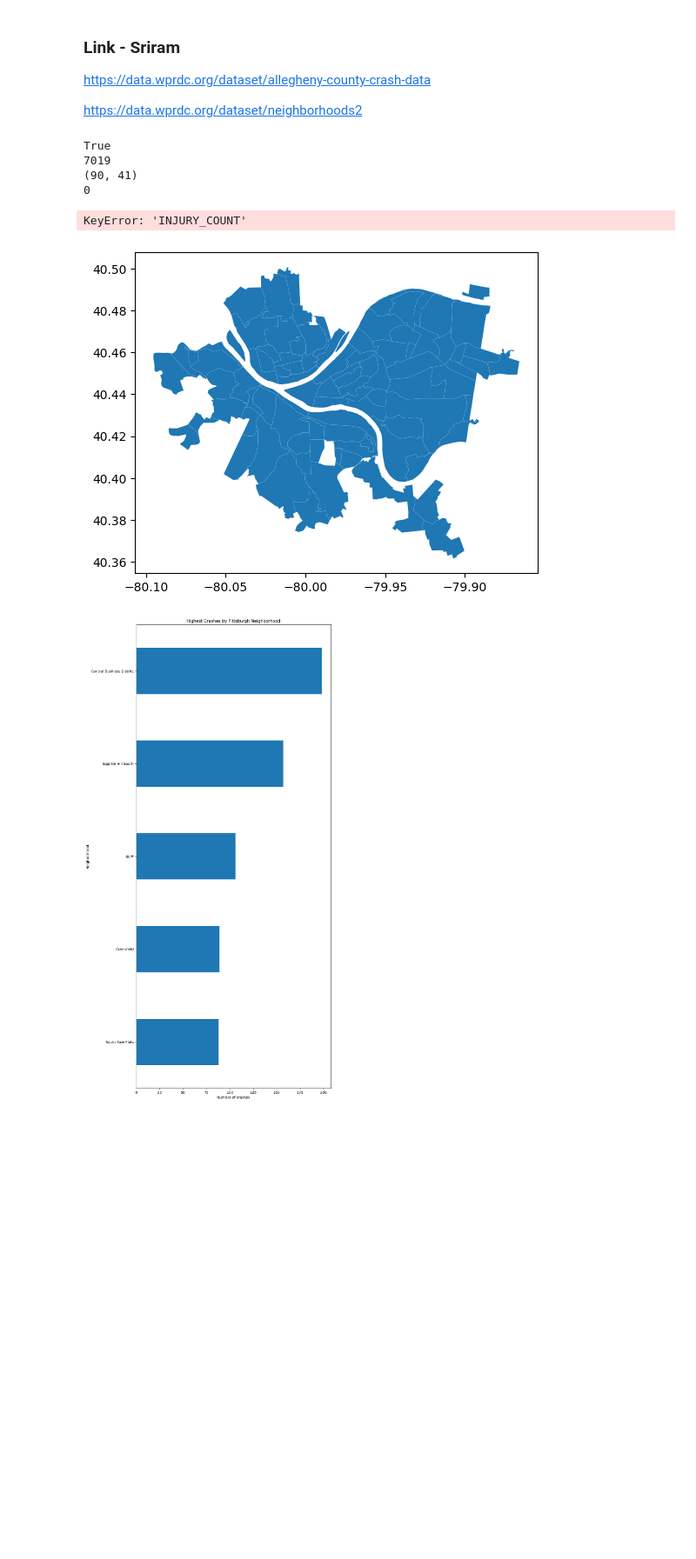
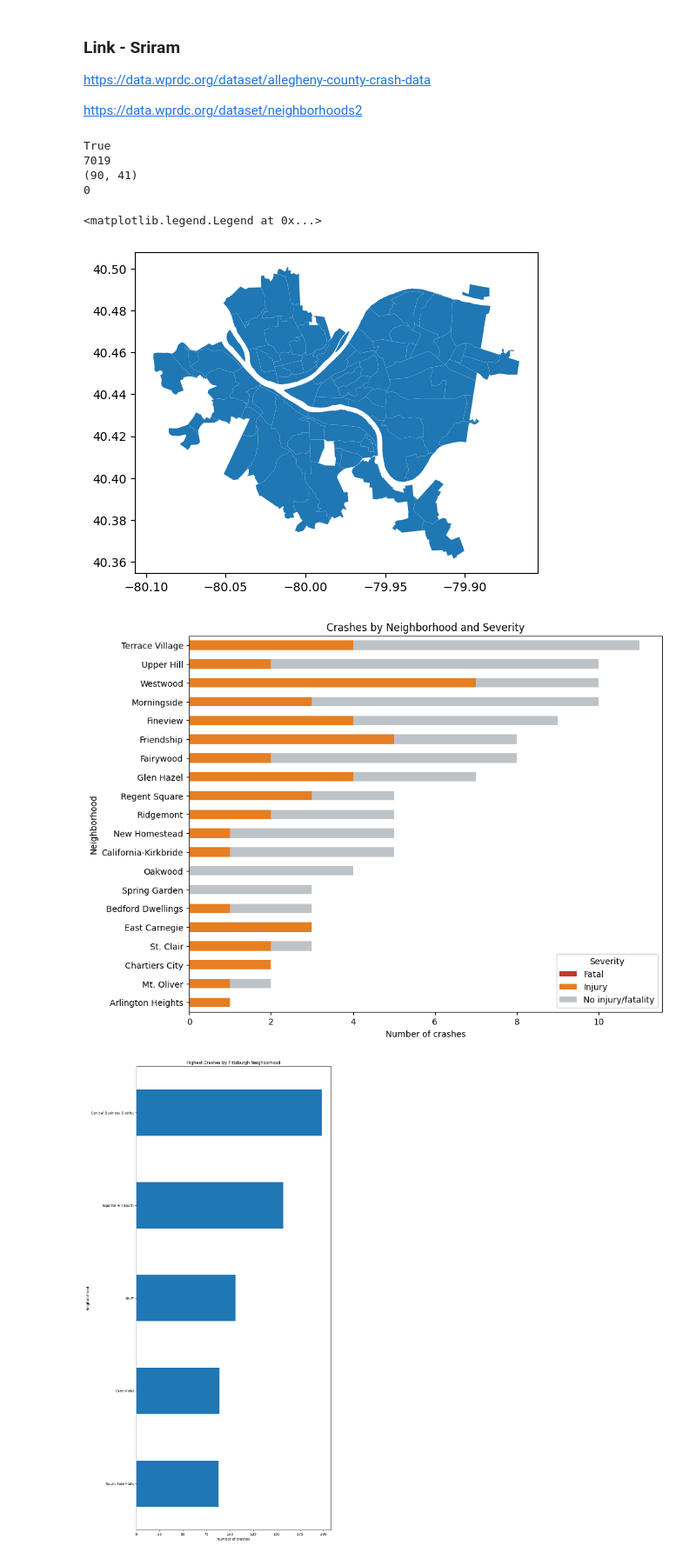
Before and after one commit to jrh315/CMPINF-0010-Final-Project, a Jupyter notebook: sas547_notebook.ipynb, the cells around one changed output. Shown at 87% size. Drawn from its saved outputs; the diff is of its cells as text; code cells hidden in the pictures; blank space fills up the shorter version.

```diff
--- a/sas547_notebook.ipynb
+++ b/sas547_notebook.ipynb
@@ -54,69 +54,45 @@ joined = gpd.sjoin(
 
 joined = joined.rename(columns={"hood": "neighborhood"}).drop(columns=["geometry", "index_right"])
 
 print(len(joined) == len(crashes_gdf))      # Should be True if no duplicate matches
 print(joined["neighborhood"].isna().sum())  # Crashes outside the city polygons
 joined.to_csv("crashes_with_neighborhoods.csv", index=False)
 
 print(neighborhoods.shape)
 print(neighborhoods.geometry.isna().sum())
 neighborhoods.plot()
 
 # Making a new column to describe the severity of the crashes
-neighborhoods["severity"] = "No Injury / Fatality"
-neighborhoods.loc[neighborhoods["INJURY_COUNT"] > 0, "severity"] = "Injury"
-neighborhoods.loc[neighborhoods["FATAL_COUNT"] > 0, "severity"] = "Fatality"
+# Severity category for each crash (later lines overwrite earlier ones)
+joined["severity"] = "No injury/fatality"
+joined.loc[joined["INJURY_COUNT"] > 0, "severity"] = "Injury"
+joined.loc[joined["FATAL_COUNT"] > 0, "severity"] = "Fatal"   # use your actual column name
 
-# New csv sorted by neighborhood and severity, where the values represent the number of crashes
-stacked = pd.crosstab(neighborhoods["neighborhood"], neighborhoods["severity"])
+# Rows = neighborhoods, columns = severity, values = number of crashes
+stacked = pd.crosstab(joined["neighborhood"], joined["severity"])
 
-stacked = stacked[["Fatal", "Injury", "No Injury / Fatality"]]
+# Fix stacking order, then sort neighborhoods by total crashes
+stacked = stacked[["Fatal", "Injury", "No injury/fatality"]]
 stacked = stacked.loc[stacked.sum(axis=1).sort_values(ascending=False).index]
 
-ax = stacked.head(5).plot.barh(
+ax = stacked.tail(20).plot.barh(
     stacked=True,
-    figsize=(10, 24),
+    figsize=(10, 8),
     color=["#c0392b", "#e67e22", "#bdc3c7"],   # fatal, injury, none
     title="Crashes by Neighborhood and Severity",
     xlabel="Number of crashes",
     ylabel="Neighborhood",
 )
 ax.invert_yaxis()   # largest at the top
 ax.legend(title="Severity")
-
-# Load the datastore export
-with open("geodata.json", "r", encoding="utf-8") as f:
-    data = json.load(f)
-
-columns = [fld["id"] for fld in data["fields"]]
-records = pd.DataFrame(data["records"], columns=columns)
-
-# Strip the leading "\x" and decode the hex WKB into shapely geometries
-def parse_wkb(s):
-    if s is None:
-        return None
-    if s.startswith("\\x"):
-        s = s[2:]
-    return wkb.loads(s, hex=True)
-
-records["geometry"] = records["dataspatial_wkb"].apply(parse_wkb)
-
-neighborhoods = gpd.GeoDataFrame(
-    records.drop(columns=["dataspatial_wkb"]),
-    geometry="geometry",
-    crs="EPSG:4326",   # the coordinates (~ -79.9, 40.4) are already lat/lon
-)
-
-# Crashes
-crash = pd.read_csv("crash_allegheny_2025.csv")
-crash = crash.dropna(subset=["DEC_LONGITUDE", "DEC_LATITUDE"])
 # %% [output]
 True
 7019
 (90, 41)
 0
-KeyError: 'INJURY_COUNT'
+<matplotlib.legend.Legend at 0x...>
 [figure]
+[figure, added]
 # %%
 joined["neighborhood"].value_counts().head(5).plot.barh(
     figsize=(10, 24),
```
